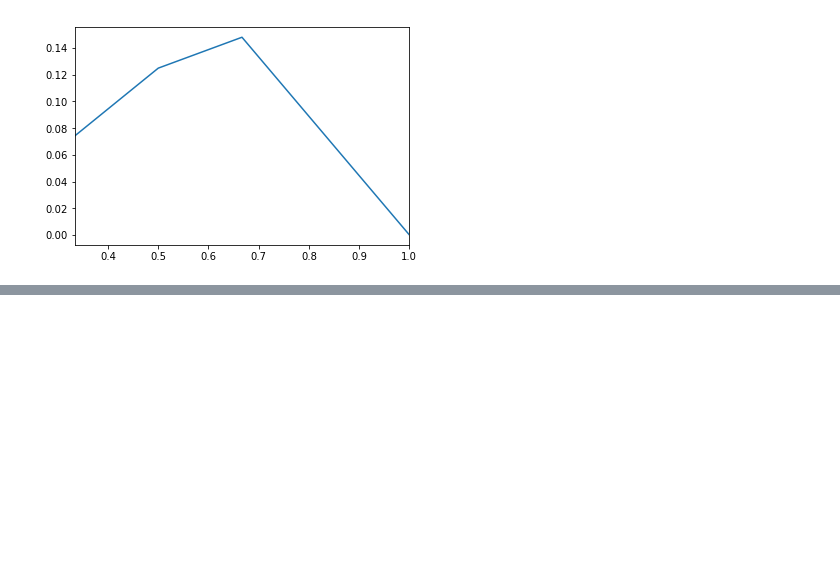
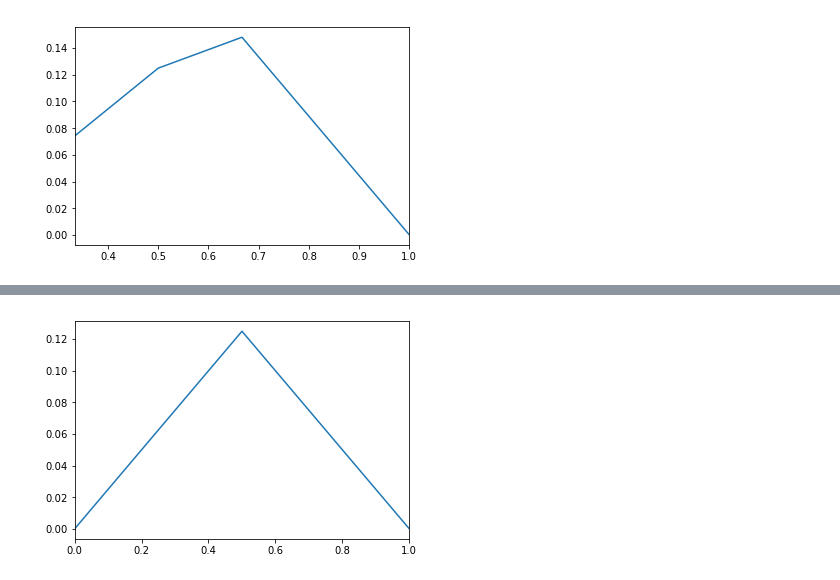
Before and after one commit to theredpea/udacity_notes, a Jupyter notebook: st101__13_Estimation.ipynb, the cells around one changed output, grey strips where cells are left out. Drawn from its saved outputs; the diff is of its cells as text; code cells hidden in the pictures; blank space fills up the shorter version.

```diff
--- a/st101__13_Estimation.ipynb
+++ b/st101__13_Estimation.ipynb
@@ -231,8 +231,3 @@ def maximum_likelihood_graph_1(prob_heads=[1/2, 1/3, 2/3, 1]):
 maximum_likelihood_graph_1()
 # %% [output]
 [figure]
-# %%
-def maximum_likelihood_graph_2():
-    return maximum_likelihood_graph_1(prob_heads=np.linspace(0,1,50))
-
-maximum_likelihood_graph_2()
@@ -240,0 +234,13 @@ maximum_likelihood_graph_2()
+# %%
+def maximum_likelihood_graph_2(num=50):
+    """
+    Probability of heads could've been anything from 0 to 1
+    https://docs.scipy.org/doc/numpy/reference/generated/numpy.linspace.html
+    How many points along this track should I check? num=50 is default
+    """
+    min_prob = 0
+    max_prob = 1
+
+    return maximum_likelihood_graph_1(prob_heads=np.linspace(min_prob,max_prob,num))
+
+maximum_likelihood_graph_2()
@@ -240,0 +249,4 @@ maximum_likelihood_graph_2()
+# %%
+maximum_likelihood_graph_2(num=3)
+# %% [output]
+[figure, added]
```
Also changed, not shown: parts of 2 cells of this notebook, 1 other file.
